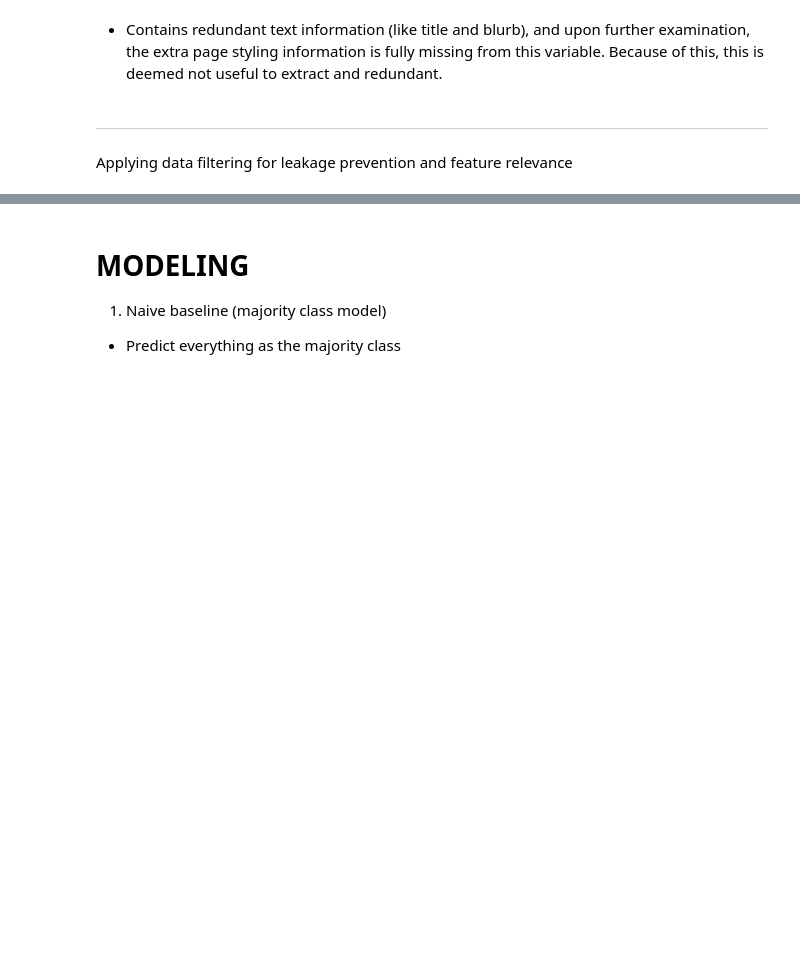
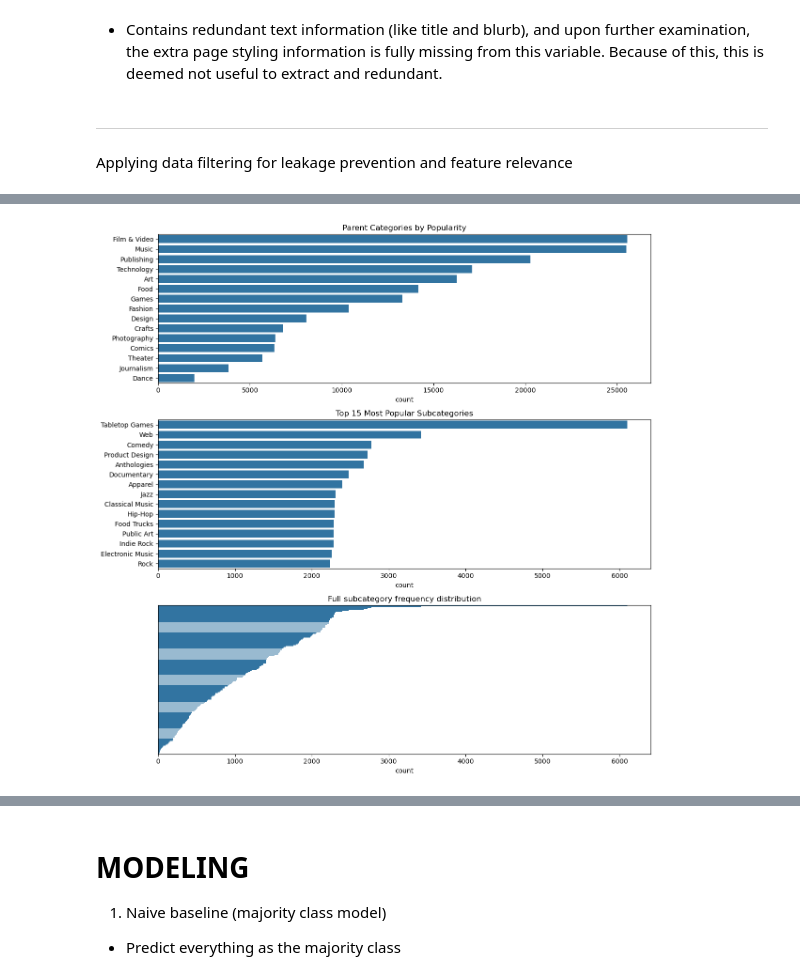
Before and after one commit to DVDMVN/CMSE802_PROJECT, a Jupyter notebook: notebooks/exploration.ipynb, the cells around one changed output, grey strips where cells are left out. Cells and saved outputs as stored; diff of their text form; code cells hidden in the pictures; blank space fills up the shorter version.

```diff
--- a/notebooks/exploration.ipynb
+++ b/notebooks/exploration.ipynb
@@ -796,0 +1084,4 @@ kick_clean.select_dtypes('bool').describe()
+# %%
+plot_category_distributions(kick_clean)
+# %% [output]
+[figure, added]
```
Also changed, not shown: parts of 60 cells of this notebook, 7 other files.
